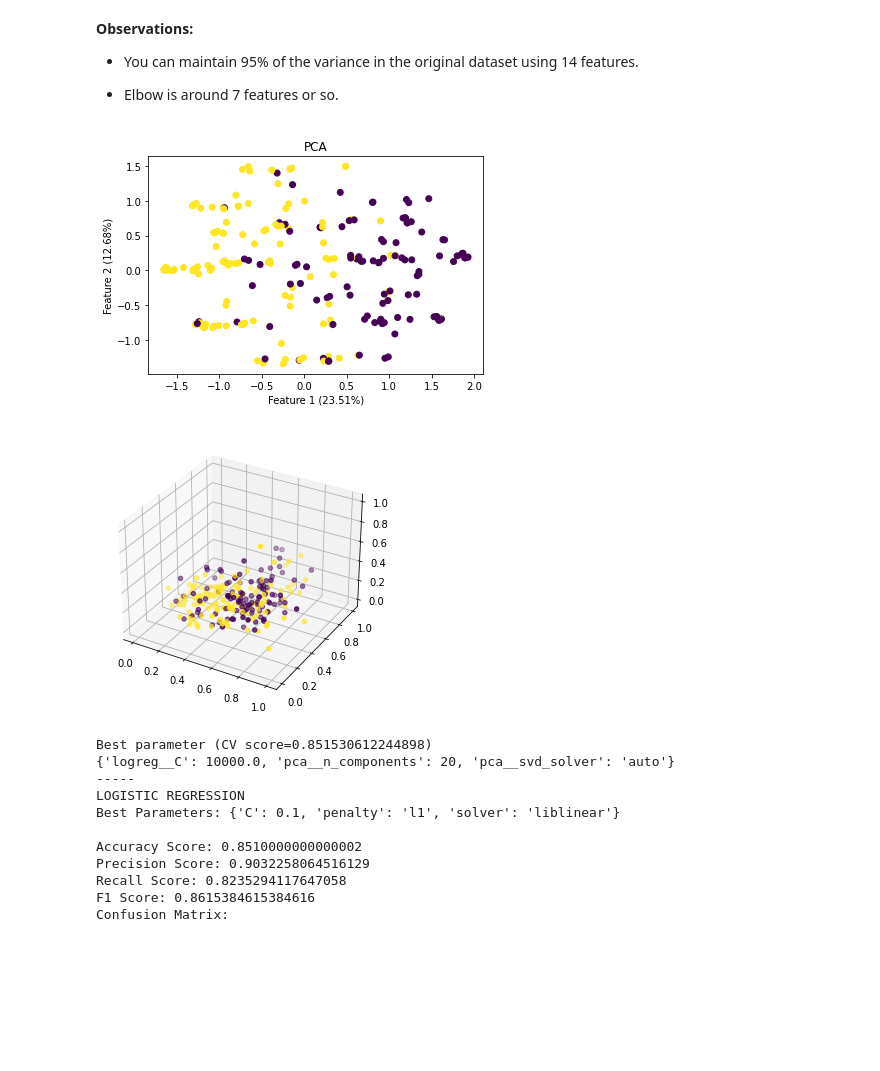
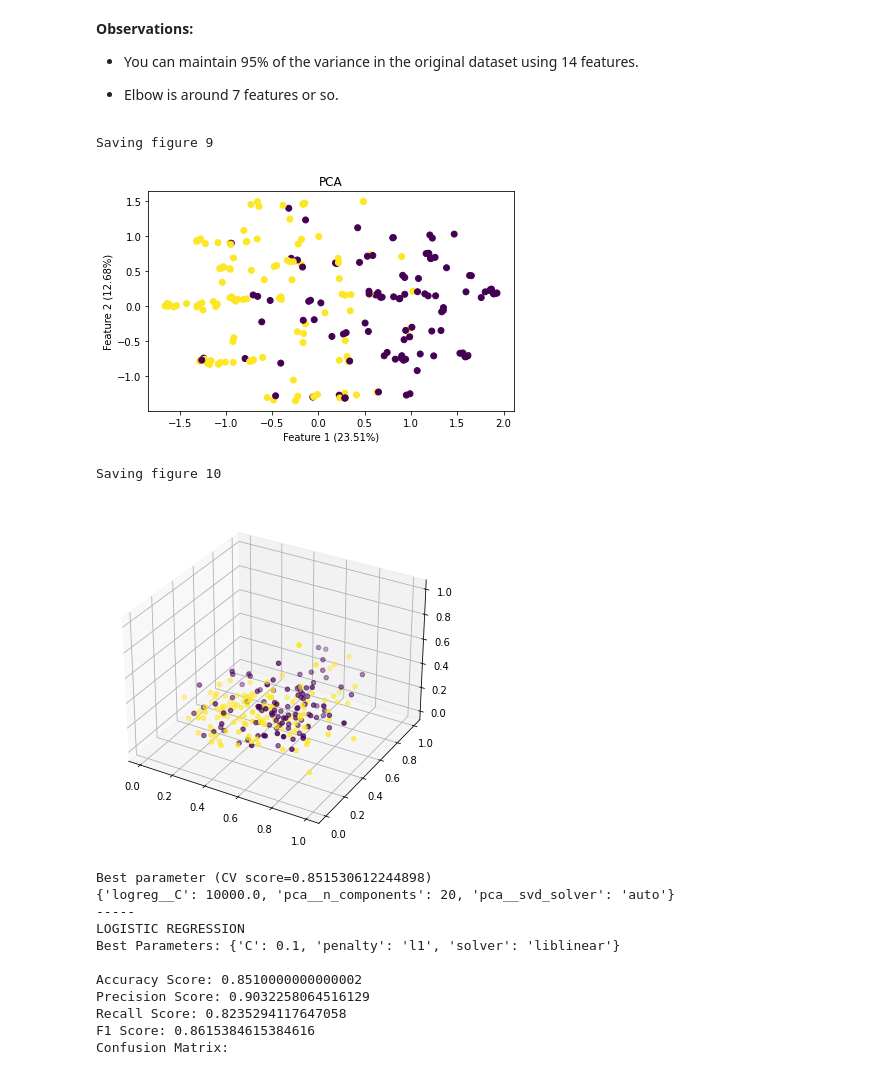
Before and after one commit to zachcarlson/HeartAttackPredictor, a Jupyter notebook: HeartAttackPredictor.ipynb, the cells around one changed output. Cells and saved outputs as stored; diff of their text form; code cells hidden in the pictures; blank space fills up the shorter version.

Commit message:
Added save_fig()
-Added a save figure function
-Added an /images directory

```diff
--- a/HeartAttackPredictor.ipynb
+++ b/HeartAttackPredictor.ipynb
@@ -34,6 +35,11 @@ from sklearn.pipeline import Pipeline
 from sklearn.preprocessing import MinMaxScaler
 from sklearn.preprocessing import OneHotEncoder
 from sklearn.svm import SVC
+# %%
+#location to save pictures
+PROJECT_DIR = "/Users/zachcarlson/Google Drive/Grad School/DSCI 631/HeartAttackPredictor/"
+IMAGES_PATH = os.path.join(PROJECT_DIR, "images")
+os.makedirs(IMAGES_PATH, exist_ok = True)
 # %%
 import warnings
 from sklearn.exceptions import ConvergenceWarning
@@ -72,6 +78,13 @@ def balance_output(df, target_column = "output", risk_value = 1, not_risk_value
     total = risk+no_risk
     print(f"Percentage Not Risk: {no_risk/total*100}%")
     print(f"Percentage Risk: {risk/total*100}%")
+# %%
+def save_figure(fig_id, tight_layout = True, fig_extension="png", resolution=300):
+    path = os.path.join(IMAGES_PATH, fig_id + "." + fig_extension)
+    print("Saving figure", fig_id)
+    if tight_layout:
+        plt.tight_layout()
+    plt.savefig(path, format=fig_extension, dpi=resolution)
 # %% [markdown]
 ### Import data and inspect dataset
 # %%
@@ -221,3 +247,10 @@ chol       -0.048029
 oldpeak    -0.332390
 age        -0.405128
 Name: thalachh, dtype: float64
+# %%
+f, ax = plt.subplots(figsize=(10, 6))
+hm = sns.heatmap(round(corr_matrix,2), annot=True, ax=ax, cmap="coolwarm",fmt='.2f',
+                 linewidths=.05)
+f.subplots_adjust(top=0.93)
+t= f.suptitle('Column Correlation Heatmap', fontsize=14)
+save_figure("6")
@@ -430,26 +468,30 @@ Explained Variance Ratio: 0.9616365473651038
 # %%
 fig, ax = plt.subplots()
 
 colors = {0: 'black', 1: 'red'}
 
 plt.title("PCA")
 plt.xlabel(f"Feature 1 (23.51%)")
 plt.ylabel(f"Feature 2 (12.68%)")
 groups = [0,1]
 pca_plot = plt.scatter(heart_reduced[:,0],
             heart_reduced[:,1], c=heart_labels)
+save_figure("9")
 plt.show()
 # %% [output]
+Saving figure 9
-[figure, old version]
+[figure, new version]
 # %%
 axes = [-11.5, 14, -2, 23, -12, 15]
 fig = plt.figure(figsize=(6,5))
 ax = fig.add_subplot(projection='3d')
 ax.scatter(heart_pipeline[:,0], heart_pipeline[:,1], heart_pipeline[:,2],
           c=heart_labels)
+save_figure("10")
 plt.show()
 # %% [output]
+Saving figure 10
-[figure, old version]
+[figure, new version]
 # %%
 # Optimize PCA with Logistic Regression
 pca = PCA()
```
Also changed, not shown: parts of 10 cells of this notebook, 12 other files.
